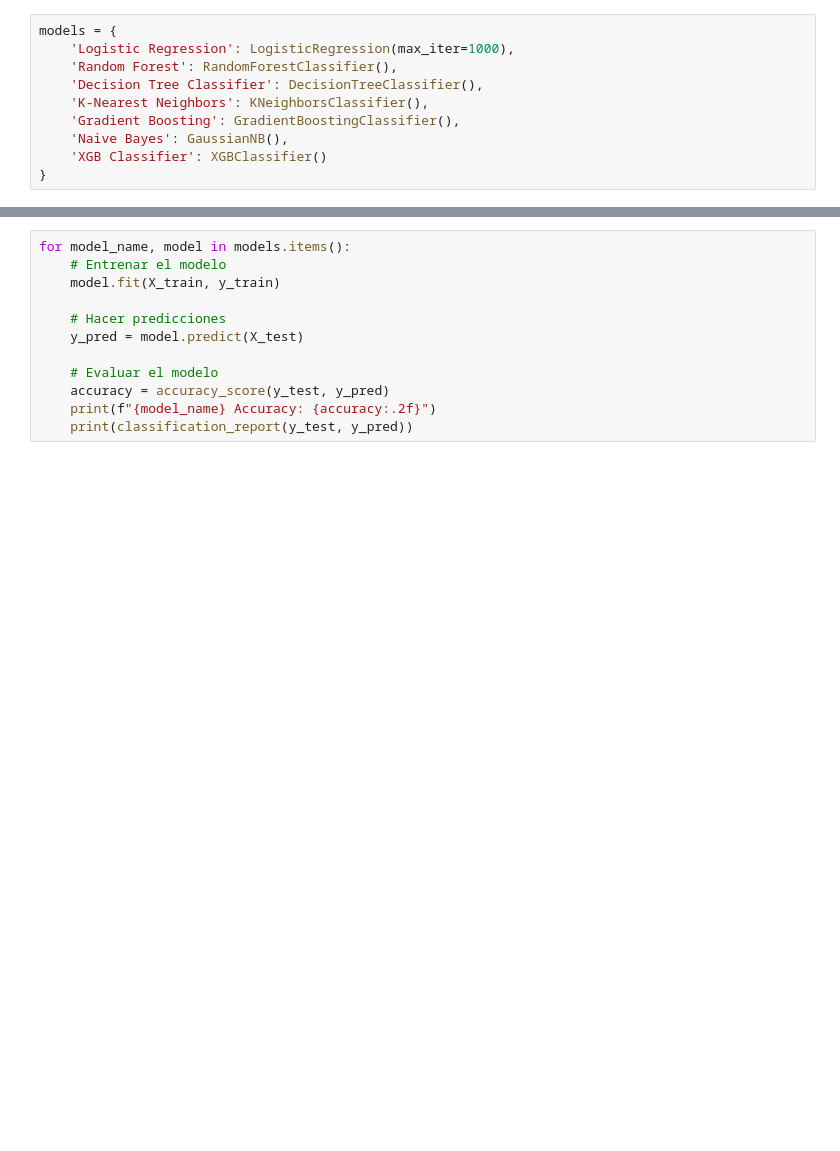
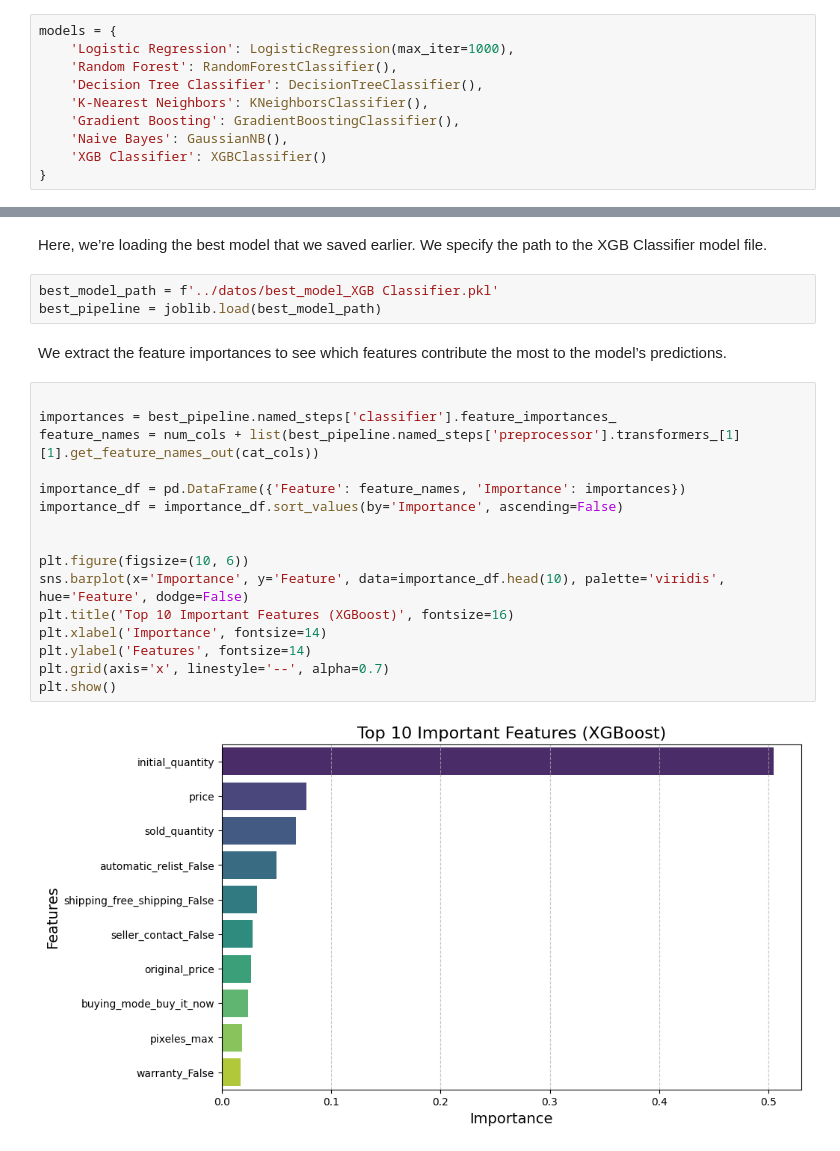
Before and after one commit to jalvergara/model_training, a Jupyter notebook: morales-varela/notebook/002_modeltraining.ipynb, the cells around one changed output, grey strips where cells are left out. Saved outputs shown, nothing was run; the diff lists cells and outputs as text; blank space fills up the shorter version.

Commit message:
modeltraining notebook organization

```diff
--- a/morales-varela/notebook/002_modeltraining.ipynb
+++ b/morales-varela/notebook/002_modeltraining.ipynb
@@ -139,12 +180,25 @@ weighted avg       0.85      0.85      0.85     29749
-# %%
-for model_name, model in models.items():
-    # Entrenar el modelo
-    model.fit(X_train, y_train)
-
-    # Hacer predicciones
-    y_pred = model.predict(X_test)
-
-    # Evaluar el modelo
-    accuracy = accuracy_score(y_test, y_pred)
-    print(f"{model_name} Accuracy: {accuracy:.2f}")
-    print(classification_report(y_test, y_pred))
+# %% [markdown]
+Here, we’re loading the best model that we saved earlier. We specify the path to the XGB Classifier model file.
+# %%
+best_model_path = f'../datos/best_model_XGB Classifier.pkl'
+best_pipeline = joblib.load(best_model_path)
+# %% [markdown]
+We extract the feature importances to see which features contribute the most to the model’s predictions.
+# %%
+
+importances = best_pipeline.named_steps['classifier'].feature_importances_
+feature_names = num_cols + list(best_pipeline.named_steps['preprocessor'].transformers_[1][1].get_feature_names_out(cat_cols))
+
+importance_df = pd.DataFrame({'Feature': feature_names, 'Importance': importances})
+importance_df = importance_df.sort_values(by='Importance', ascending=False)
+
+
+plt.figure(figsize=(10, 6))
+sns.barplot(x='Importance', y='Feature', data=importance_df.head(10), palette='viridis', hue='Feature', dodge=False)
+plt.title('Top 10 Important Features (XGBoost)', fontsize=16)
+plt.xlabel('Importance', fontsize=14)
+plt.ylabel('Features', fontsize=14)
+plt.grid(axis='x', linestyle='--', alpha=0.7)
+plt.show()
+# %% [output]
+[figure, added]
```
Also changed, not shown: parts of 24 cells of this notebook, 2 other files.
